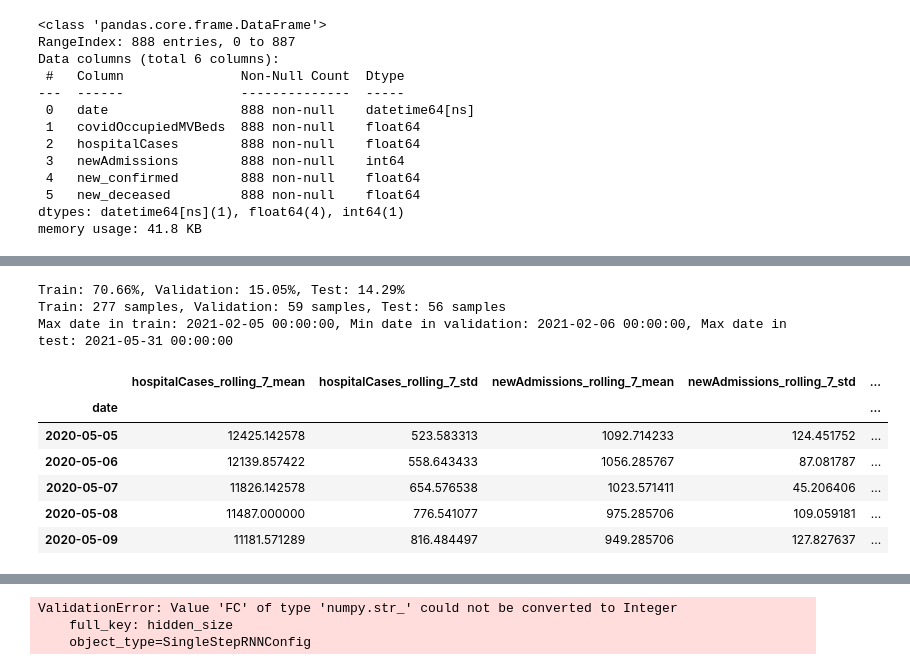
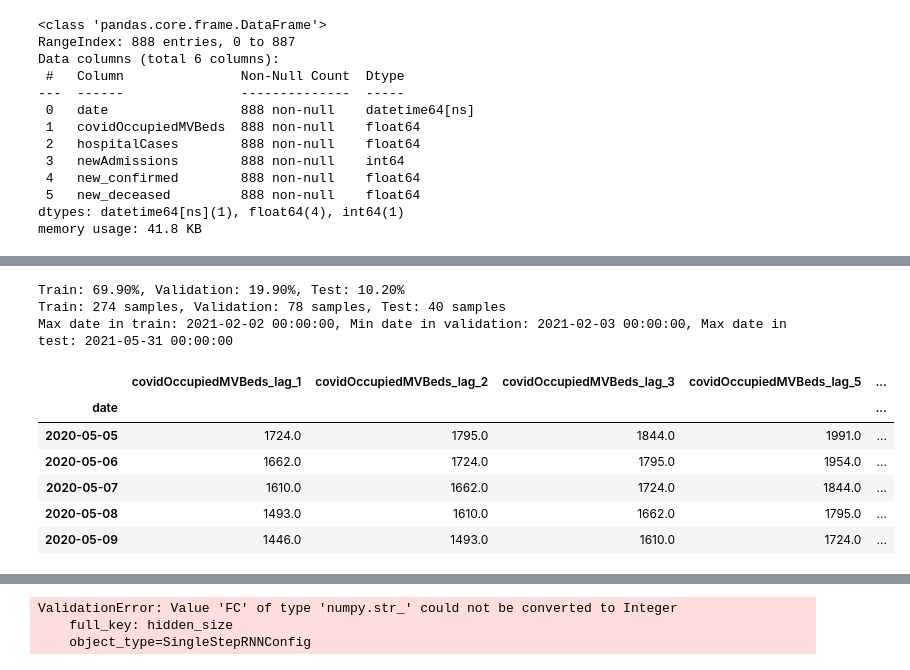
Before and after one commit to michaelajao/Multivate-forecasting, a Jupyter notebook: scripts/models/PINN_LSTM.ipynb, the cells around one changed output, grey strips where cells are left out. Cells and saved outputs as stored; diff of their text form; code cells hidden in the pictures.

```diff
--- a/scripts/models/PINN_LSTM.ipynb
+++ b/scripts/models/PINN_LSTM.ipynb
@@ -340,7 +340,7 @@ merged_data[target] = data_stat.values
 merged_data.index = pd.to_datetime(merged_data.index)
 # %%
 # Filter data between the specified dates
-start_date = "2020-05-01"
+start_date = "2020-04-27"
 end_date = "2021-05-31"
 merged_data = merged_data[start_date:end_date]
 
@@ -355,9 +355,19 @@ logging.info(f"Data ranges from {min_date} to {max_date} ({date_range.days} days
 # %%
+# # Calculate split points
+# train_end = min_date + pd.DateOffset(months=9)
+# val_end = train_end + pd.DateOffset(months=2)
+# test_end = val_end + pd.DateOffset(months=1)
+
+# train = merged_data[merged_data.index <= train_end]
+# val = merged_data[(merged_data.index > train_end) & (merged_data.index <= val_end)]
+# test = merged_data[merged_data.index > val_end]
+
 # Calculate split points
-train_end = min_date + pd.DateOffset(months=9)
-val_end = train_end + pd.DateOffset(months=2)
-test_end = val_end + pd.DateOffset(months=1)
+total_days = date_range.days
+train_end = min_date + pd.Timedelta(days=int(total_days * 0.70))
+val_end = train_end + pd.Timedelta(days=int(total_days * 0.20))
 
+# Split the data into training, validation, and testing sets
 train = merged_data[merged_data.index <= train_end]
 val = merged_data[(merged_data.index > train_end) & (merged_data.index <= val_end)]
 test = merged_data[merged_data.index > val_end]
@@ -372,9 +382,9 @@ print(f"Train: {train_sample:.2f}%, Validation: {val_sample:.2f}%, Test: {test_s
 print(f"Train: {len(train)} samples, Validation: {len(val)} samples, Test: {len(test)} samples")
 print(f"Max date in train: {train.index.max()}, Min date in validation: {val.index.min()}, Max date in test: {test.index.max()}")
 # %% [output]
-Train: 70.66%, Validation: 15.05%, Test: 14.29%
-Train: 277 samples, Validation: 59 samples, Test: 56 samples
-Max date in train: 2021-02-05 00:00:00, Min date in validation: 2021-02-06 00:00:00, Max date in test: 2021-05-31 00:00:00
+Train: 69.90%, Validation: 19.90%, Test: 10.20%
+Train: 274 samples, Validation: 78 samples, Test: 40 samples
+Max date in train: 2021-02-02 00:00:00, Min date in validation: 2021-02-03 00:00:00, Max date in test: 2021-05-31 00:00:00
 # %%
 # Concatenate the DataFrames
 sample_df = pd.concat([train, val, test])
@@ -383,40 +393,70 @@ sample_df = pd.concat([train, val, test])
 sample_df = to_float32(sample_df)
 
 columns_to_select = [
+    "covidOccupiedMVBeds",
+    # "hospitalCases_rolling_7_mean",
+    # "hospitalCases_rolling_7_std",
+    # "newAdmissions_rolling_7_mean",
+    # "newAdmissions_rolling_7_std",
+    # "new_confirmed_rolling_7_mean",
+    # "new_confirmed_rolling_7_std",
+    # "new_deceased_rolling_7_mean",
+    # "new_deceased_rolling_7_std",
+    "covidOccupiedMVBeds_lag_1",
+    "covidOccupiedMVBeds_lag_2",
+    "covidOccupiedMVBeds_lag_3",
+    "covidOccupiedMVBeds_lag_5",
+    "covidOccupiedMVBeds_lag_7",
+    "covidOccupiedMVBeds_lag_14",
+    "covidOccupiedMVBeds_lag_21",
+    "month",
+    "day",
+    "day_of_week",
+    # "susceptible",
+    # "active_cases",
+    # "recovered",
+    # "cumulative_deceased",
+]
+
+pinn_features = [
     "covidOccupiedMVBeds",
     "hospitalCases_rolling_7_mean",
     "hospitalCases_rolling_7_std",
     "newAdmissions_rolling_7_mean",
     "newAdmissions_rolling_7_std",
     "new_confirmed_rolling_7_mean",
     "new_confirmed_rolling_7_std",
     "new_deceased_rolling_7_mean",
     "new_deceased_rolling_7_std",
     "covidOccupiedMVBeds_lag_1",
     "covidOccupiedMVBeds_lag_2",
     "covidOccupiedMVBeds_lag_3",
     "covidOccupiedMVBeds_lag_5",
     "covidOccupiedMVBeds_lag_7",
     "covidOccupiedMVBeds_lag_14",
     "covidOccupiedMVBeds_lag_21",
     "month",
     "day",
     "day_of_week",
+    "susceptible",
+    "active_cases",
+    "recovered",
+    "cumulative_deceased",
 ]
 
 sample_df = sample_df[columns_to_select]
 cols = list(sample_df.columns)
 cols.remove("covidOccupiedMVBeds")
 sample_df = sample_df[cols + ["covidOccupiedMVBeds"]]
 sample_df.head()
 # %% [output]
-|  | hospitalCases_rolling_7_mean | hospitalCases_rolling_7_std | newAdmissions_rolling_7_mean | newAdmissions_rolling_7_std | ... |
+|  | covidOccupiedMVBeds_lag_1 | covidOccupiedMVBeds_lag_2 | covidOccupiedMVBeds_lag_3 | covidOccupiedMVBeds_lag_5 | ... |
 | date |  |  |  |  | ... |
-| 2020-05-05 | 12425.142578 | 523.583313 | 1092.714233 | 124.451752 | ... |
-| 2020-05-06 | 12139.857422 | 558.643433 | 1056.285767 | 87.081787 | ... |
-| 2020-05-07 | 11826.142578 | 654.576538 | 1023.571411 | 45.206406 | ... |
-| 2020-05-08 | 11487.000000 | 776.541077 | 975.285706 | 109.059181 | ... |
-| 2020-05-09 | 11181.571289 | 816.484497 | 949.285706 | 127.827637 | ... |
+| 2020-05-05 | 1724.0 | 1795.0 | 1844.0 | 1991.0 | ... |
+| 2020-05-06 | 1662.0 | 1724.0 | 1795.0 | 1954.0 | ... |
+| 2020-05-07 | 1610.0 | 1662.0 | 1724.0 | 1844.0 | ... |
+| 2020-05-08 | 1493.0 | 1610.0 | 1662.0 | 1795.0 | ... |
+| 2020-05-09 | 1446.0 | 1493.0 | 1610.0 | 1724.0 | ... |
 # %%
 # Prepare DataModule for PyTorch Lightning
 datamodule = TimeSeriesDataModule(
```
Also changed, not shown: parts of 12 cells of this notebook, 24 other files.
